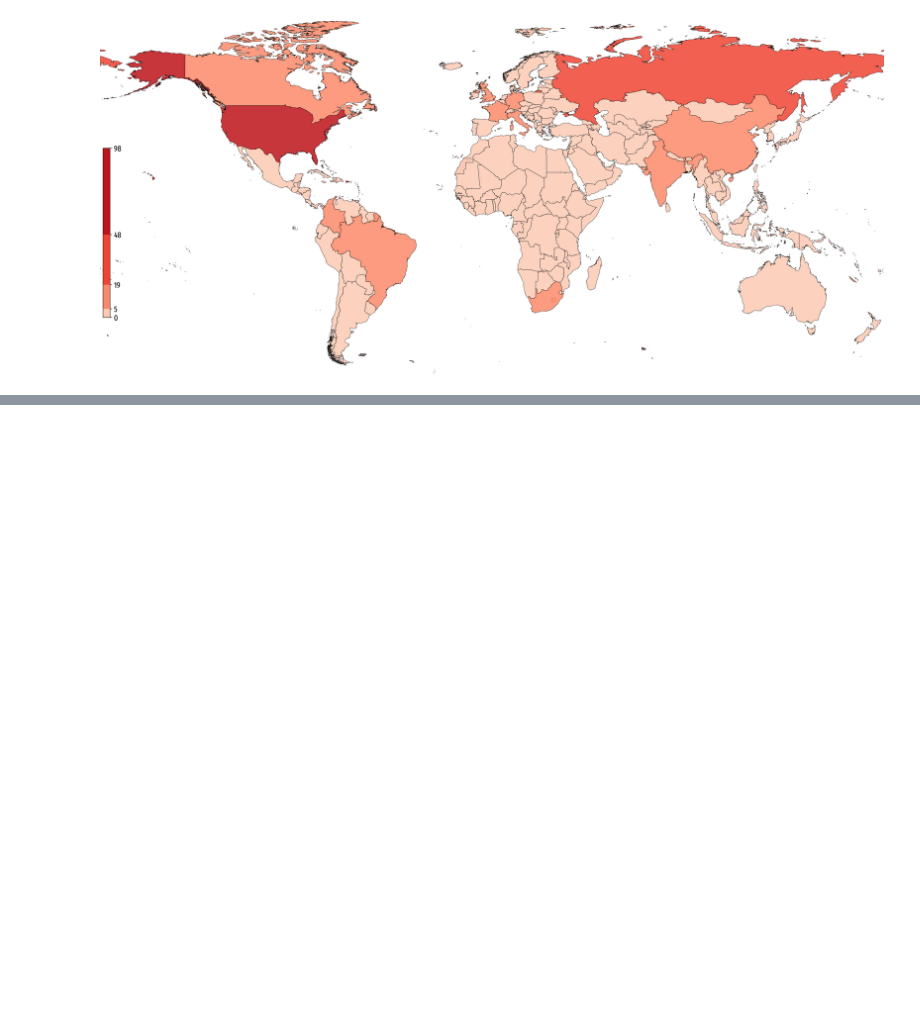
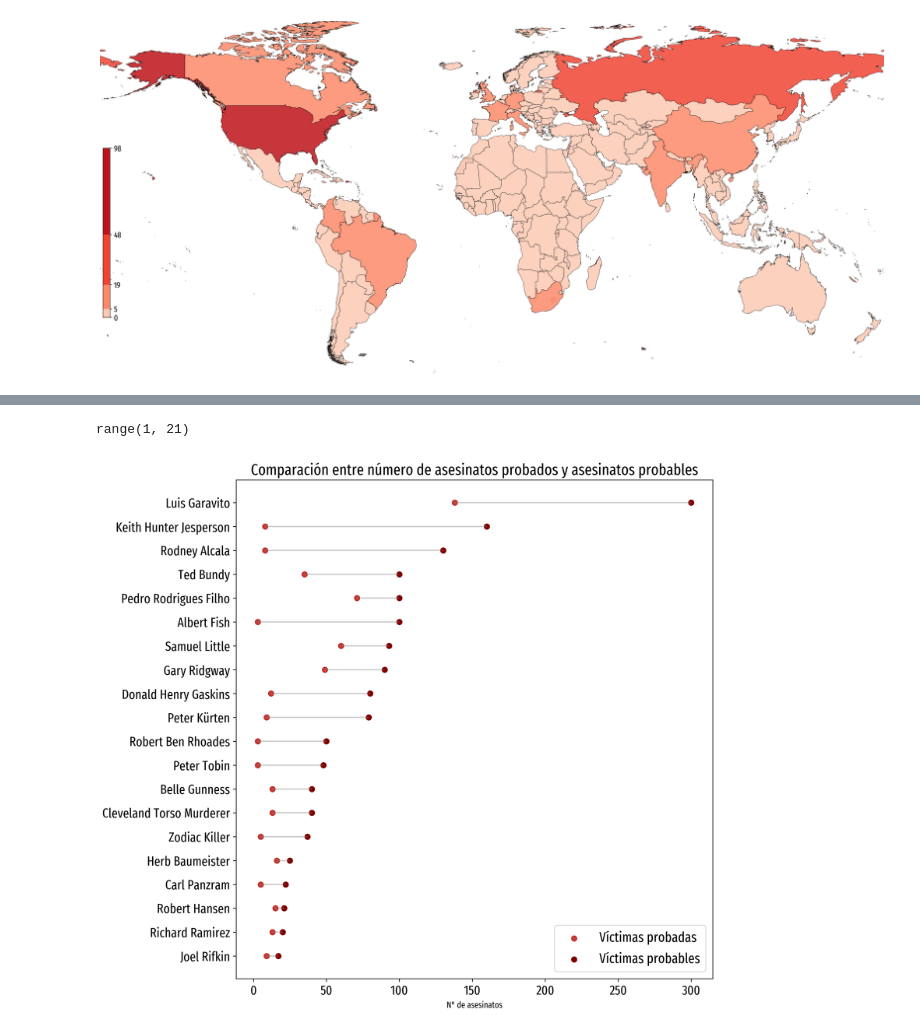
Before and after one commit to fabianigual/info-vis, a Jupyter notebook: 03-info-vis.ipynb, the cells around one changed output, grey strips where cells are left out. Saved outputs shown, nothing was run; the diff lists cells and outputs as text; code cells hidden in the pictures; blank space fills up the shorter version.

Commit message:
lollypop

```diff
--- a/03-info-vis.ipynb
+++ b/03-info-vis.ipynb
@@ -13,9 +13,17 @@ import pandas as pd
 import matplotlib.pyplot as plt
 import geopandas as gpd
 import numpy as np
+from scipy.interpolate import splrep, splev
+
 colores = ["#000000", "#3D0000","#950101"," #FF0000", "#6E1722"]
 plt.rcParams["figure.dpi"] = 300
 plt.rcParams["font.family"] = "Fira Sans Extra Condensed"
+
+plt.rc('xtick', labelsize=15)
+plt.rc('ytick', labelsize=15)
+plt.rc("legend", fontsize = 16)
+plt.rc('figure', titlesize=20)
+plt.rcParams['axes.titlesize'] = 18
 # %%
 last_kills = pd.DataFrame(data={'año_inicio':[2020] ,'proven_victims':[7]})
 last_kills
@@ -174,0 +219,8 @@ grid.savefig("output/vis/map.svg", transparent=True)
+# %%
+serial_killers.head()
+ts_2 = serial_killers
+ts_2 = serial_killers[ts_2['possible_victims'] - ts_2['proven_victims']  > 5].sort_values('views', ascending=False).head(20)[['Name', 'proven_victims',  'possible_victims']]
+ts_2 = ts_2.reset_index().drop("index", axis=1)
+ts_2.possible_victims = ts_2.possible_victims.map(int)
+ts_2 = ts_2.sort_values('possible_victims')
+ts_2
@@ -174,0 +265,24 @@ grid.savefig("output/vis/map.svg", transparent=True)
+# %%
+my_range=range(1,len(ts_2.index)+1)
+my_range
+# %% [output]
+range(1, 21)
+# %%
+my_range=range(1,len(ts_2.index)+1)
+
+# The horizontal plot is made using the hline function
+plt.figure(figsize=(10,9))
+plt.hlines(y=my_range, xmin=ts_2['proven_victims'], xmax=ts_2['possible_victims'], color='grey', alpha=0.4)
+plt.scatter(ts_2['proven_victims'], my_range, color='#B80F0A', alpha=0.8, label='Víctimas probadas')
+plt.scatter(ts_2['possible_victims'], my_range, color='#800000', alpha=1 , label='Víctimas probables')
+plt.legend()
+
+# Add title and axis names
+plt.yticks(my_range, ts_2['Name'])
+plt.title("Comparación entre número de asesinatos probados y asesinatos probables", loc='center')
+plt.xlabel('N° de asesinatos')
+plt.ylabel('')
+plt.tight_layout()
+plt.savefig("output/vis/lollypop.svg", transparent=True)
+# %% [output]
+[figure, added]
```
Also changed, not shown: parts of 7 cells of this notebook, 4 other files.
